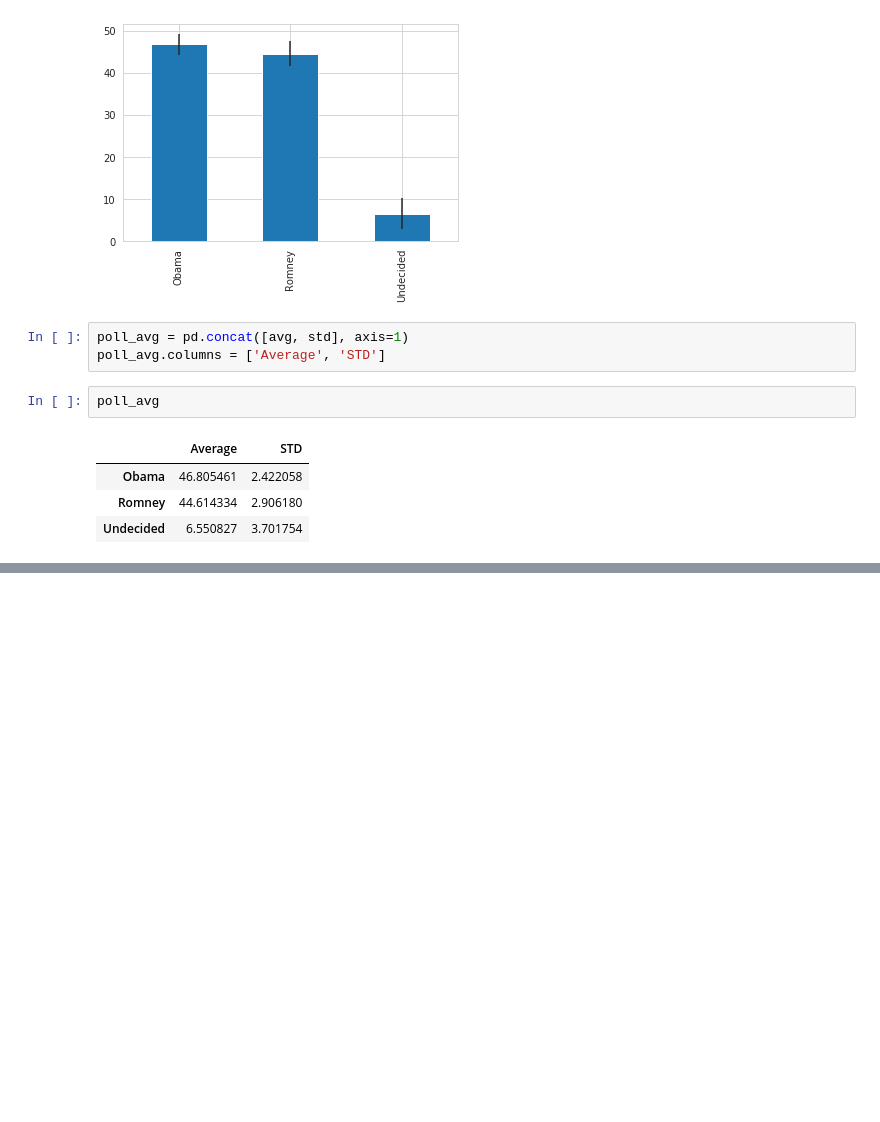
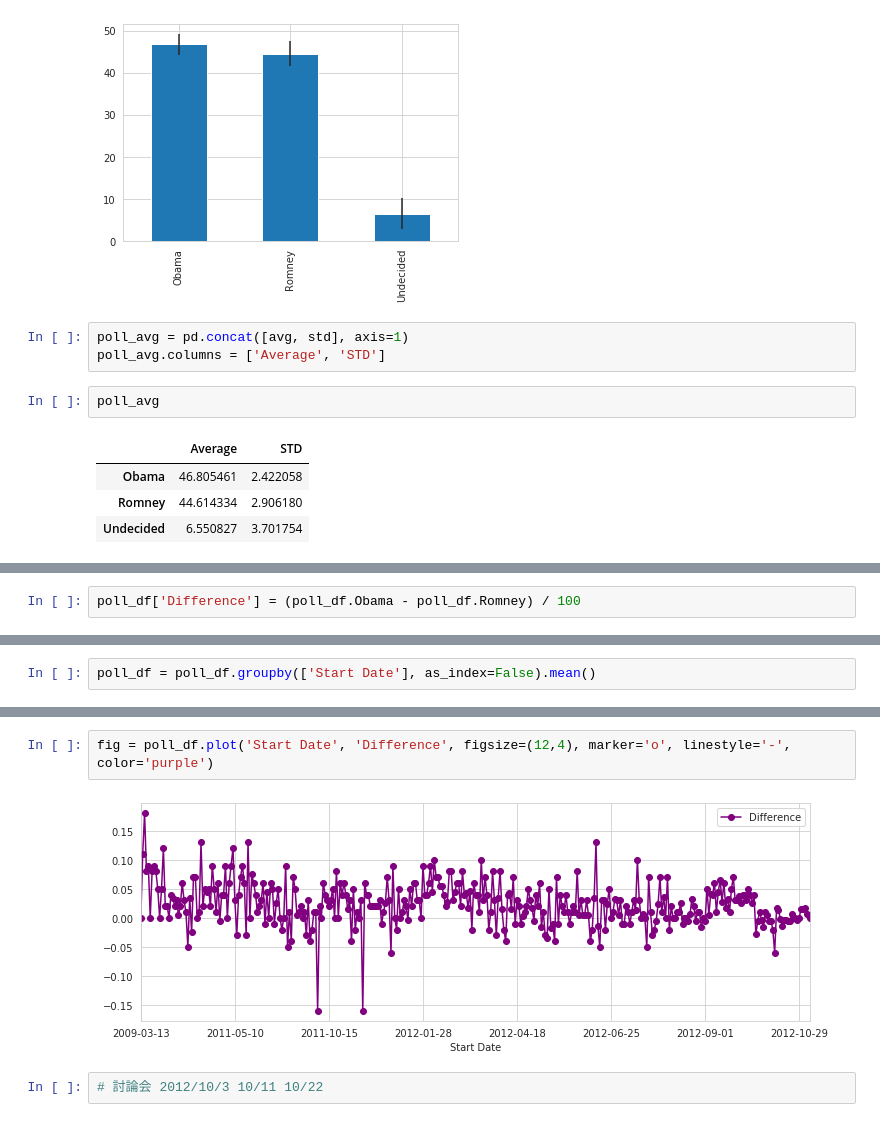
Before and after one commit to kisk0419/Python_learning, a Jupyter notebook: usa_selection.ipynb, the cells around one changed output, grey strips where cells are left out. Drawn from its saved outputs; the diff is of its cells as text; blank space fills up the shorter version.

```diff
--- a/usa_selection.ipynb
+++ b/usa_selection.ipynb
@@ -117,0 +134,2 @@ poll_avg
+# %%
+poll_df['Difference'] = (poll_df.Obama - poll_df.Romney) / 100
@@ -117,0 +145,2 @@ poll_avg
+# %%
+poll_df = poll_df.groupby(['Start Date'], as_index=False).mean()
@@ -117,0 +156,6 @@ poll_avg
+# %%
+fig = poll_df.plot('Start Date', 'Difference', figsize=(12,4), marker='o', linestyle='-', color='purple')
+# %% [output]
+[figure, added]
+# %%
+# 討論会 2012/10/3 10/11 10/22
```
Also changed, not shown: parts of 8 cells of this notebook.
